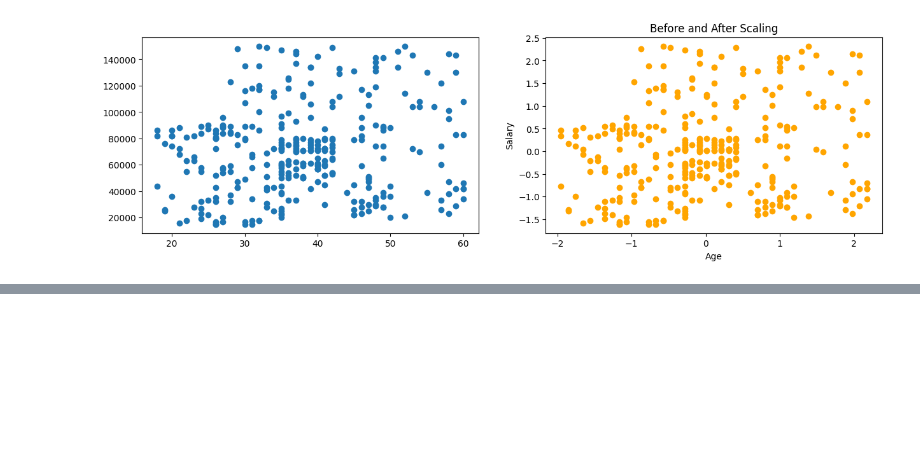
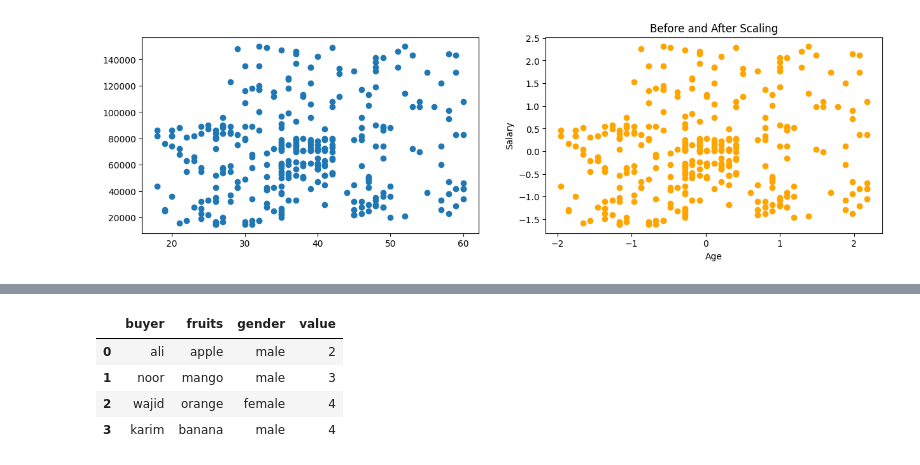
Before and after one commit to jyotijain0355/Jyoti-AI-Journey, a Jupyter notebook: MACHINE LEARNING/sklearn.ipynb, the cells around one changed output, grey strips where cells are left out. Cells and saved outputs as stored; diff of their text form; code cells hidden in the pictures; blank space fills up the shorter version.

```diff
--- a/MACHINE LEARNING/sklearn.ipynb
+++ b/MACHINE LEARNING/sklearn.ipynb
@@ -502,0 +517,9 @@ plt.show()
+# %%
+df = pd.read_excel("onedata.xlsx")
+df.head()
+# %% [output]
+|  | buyer | fruits | gender | value |
+| 0 | ali | apple | male | 2 |
+| 1 | noor | mango | male | 3 |
+| 2 | wajid | orange | female | 4 |
+| 3 | karim | banana | male | 4 |
```
Also changed, not shown: parts of 7 cells of this notebook, 1 other file.
